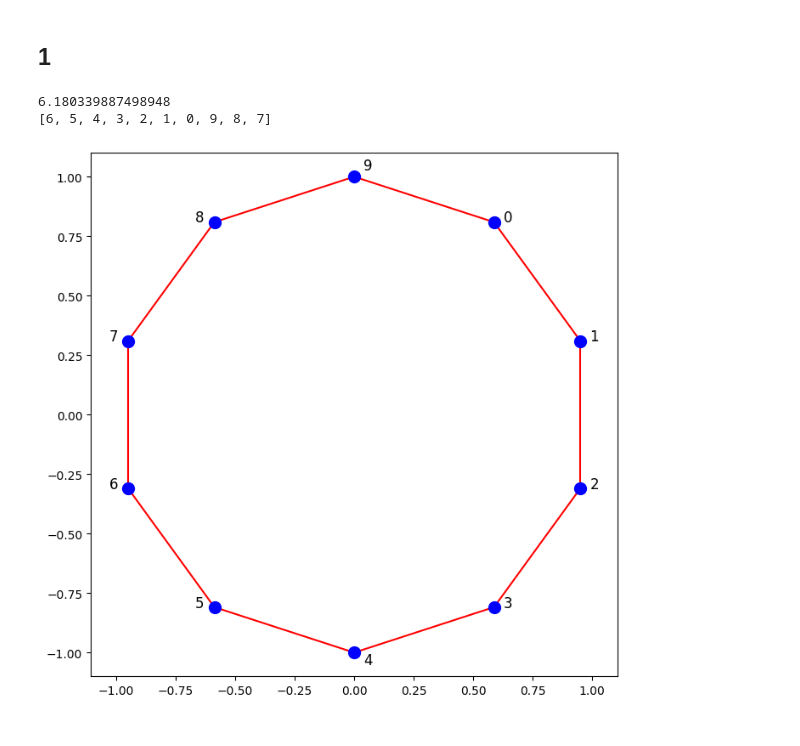
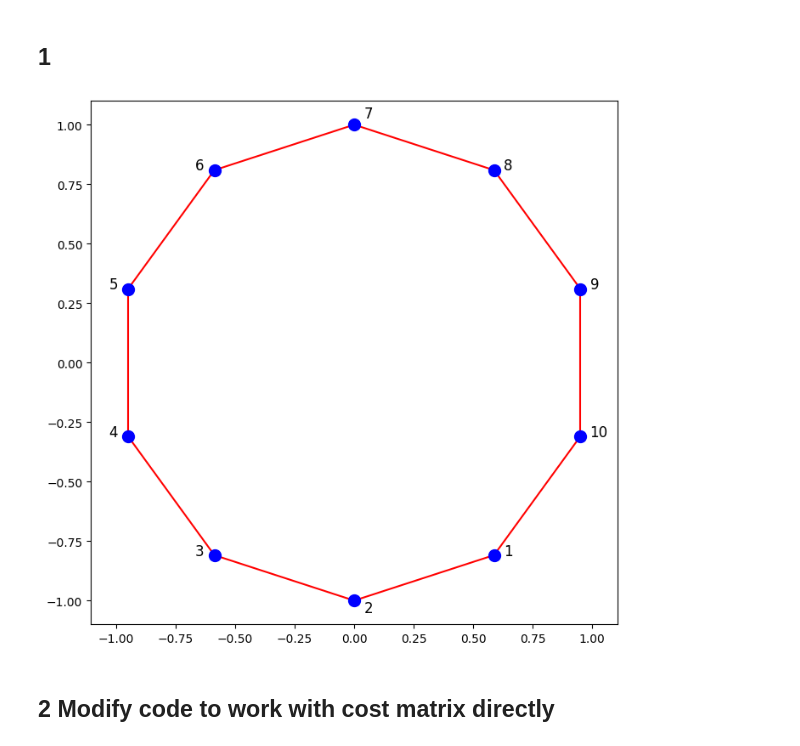
Before and after one commit to MarcusGalea/Stochastic_sim_02443, a Jupyter notebook: Lucas/day6.ipynb, the cells around one changed output. Drawn from its saved outputs; the diff is of its cells as text; code cells hidden in the pictures.

```diff
--- a/Lucas/day6.ipynb
+++ b/Lucas/day6.ipynb
@@ -40,7 +40,6 @@ def getCityDistances(x_coords, y_coords):
 
 def getCost(x, M):
     cost = M[x[-1], x[0]]
-    n = len(x) - 1
     for i in range(0,len(x)-1):
         xi = x[i]
         xip1 = x[i+1]
@@ -53,7 +52,6 @@ def Tk(k):
 def RWMH(x0, M, iter = 1000):
     switched = 0
     routes = []
-    stuff = []
     routes.append(x0)
     costs = []
     costs.append(getCost(x0, M))
@@ -78,55 +76,50 @@ def RWMH(x0, M, iter = 1000):
             costs.append(new_cost)
             routes.append(new_route)
             switched += 1
-            stuff.append(np.exp(-(new_cost - current_cost) / tk))
         else:
             costs.append(current_cost)
             routes.append(current_route)
-    return costs, routes, switched, stuff
+    return costs, routes, switched
 
 x_coords, y_coords = place_cities_on_unit_circle(n)
 M = getCityDistances(x_coords, y_coords)
 x_ideal = [0, 1, 2, 3, 4, 5, 6, 7, 8, 9, 0]
 # %%
-costs, routes, switch, stuff = RWMH(x0, M, iter = 10000)
+costs, routes, switch = RWMH(x0, M, iter = 10000)
-# %%
-
-print(getCost(routes[-1], M))
-#routes[-1] = routes[-3].copy()
-#
-print(routes[-1])
-#plt.hist(costs)
-# %% [output]
-6.180339887498948
-[6, 5, 4, 3, 2, 1, 0, 9, 8, 7]
 # %%
 def plotRoute(x0, x_coords, y_coords):
     plt.figure(figsize=(8, 8))
+    count = 1
     # Plot the cities as points and annotate them
-    for i, (x, y) in enumerate(zip(x_coords, y_coords)):
+    for i in x0:
+        x = x_coords[i]
+        y = y_coords[i]
         plt.scatter(x, y, color='red')  # Plot the city
         if x < 0:
             xtext = x - 0.08
         else:
             xtext = x + 0.04
         if y < 0 and x < 0.1 and x > -0.1:
             ytext  = y - 0.05
         elif y > 0 and x < 0.1 and x > -0.1:
             ytext = y + 0.03
         else:
             ytext = y
-        plt.text(xtext, ytext, str(i), color='black', fontsize=12)  # Annotate the city with its order
+        plt.text(xtext, ytext, str(count), color='black', fontsize=12)  # Annotate the city with its order
+        count += 1
 
     # Plot lines between each city in order
     for i in range(len(x_coords)):
         next_i = (i + 1) % len(x_coords)  # Ensure the last city connects to the first
         plt.plot([x_coords[i], x_coords[next_i]], [y_coords[i], y_coords[next_i]], 'r-')
 
     # Highlight the starting city
     plt.scatter([x_coords[x0]], [y_coords[x0]], color='blue', zorder=5, s=100)  # Highlight the starting point with a larger, blue dot
     plt.axis('equal')  # Equal aspect ratio ensures that 1 unit in x is equal to 1 unit in y
     plt.show()
-
-plotRoute(x0, x_coords, y_coords)
+x = routes[-1]
+plotRoute(x, x_coords, y_coords)
 # %% [output]
-[figure, old version]
+[figure, new version]
+# %% [markdown]
+## 2 Modify code to work with cost matrix directly
```
Also changed, not shown: parts of 6 cells of this notebook, 2 other files.
